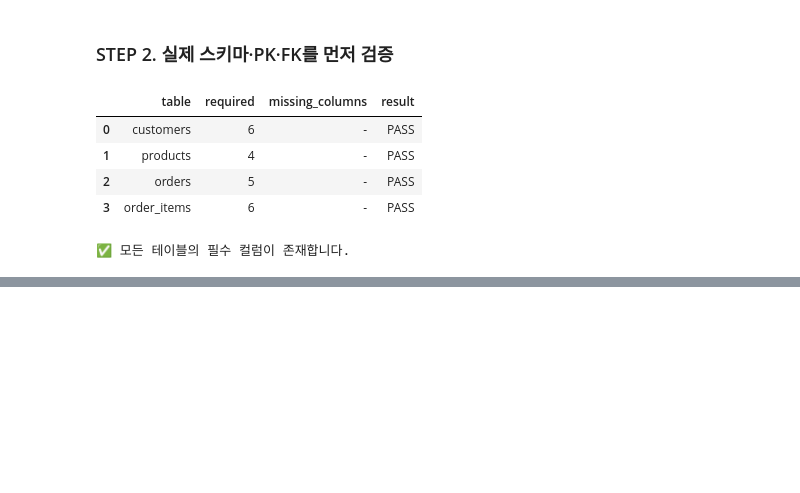
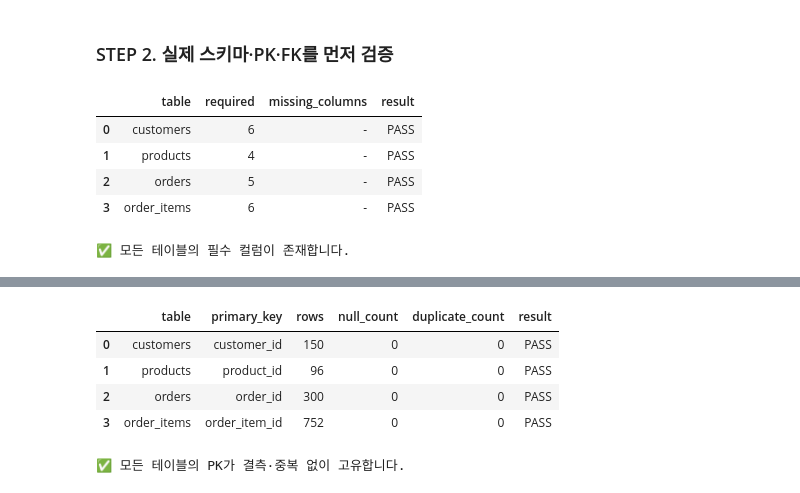
Before and after one commit to apll970502/llm-data-analysis-course, a Jupyter notebook: chapter12/chapter12.ipynb, the cells around one changed output, grey strips where cells are left out. Drawn from its saved outputs; the diff is of its cells as text; code cells hidden in the pictures; blank space fills up the shorter version.

```diff
--- a/chapter12/chapter12.ipynb
+++ b/chapter12/chapter12.ipynb
@@ -50,0 +63,37 @@ print("✅ 모든 테이블의 필수 컬럼이 존재합니다.")
+# %%
+# 1) 테이블별 기본키(PK) 컬럼 정의
+primary_keys = {
+    "customers":   "customer_id",
+    "products":    "product_id",
+    "orders":      "order_id",
+    "order_items": "order_item_id",
+}
+
+# 2) PK 조건 확인: 비어 있으면 안 되고(결측 0), 같은 값이 없어야 함(중복 0)
+rows = []
+for name, pk in primary_keys.items():
+    s = datasets[name][pk]
+    null_cnt = s.isna().sum()      # 결측 개수
+    dup_cnt = s.duplicated().sum() # 중복 개수 (두 번째 이후 등장한 값)
+    rows.append({
+        "table": name,
+        "primary_key": pk,
+        "rows": len(s),
+        "null_count": null_cnt,
+        "duplicate_count": dup_cnt,
+        "result": "PASS" if (null_cnt == 0 and dup_cnt == 0) else "FAIL",
+    })
+
+primary_key_check = pd.DataFrame(rows)
+display(primary_key_check)
+
+# 3) 하나라도 FAIL이면 다음 단계로 진행하지 않음
+assert (primary_key_check["result"] == "PASS").all(), "PK 결측/중복 발견"
+print("✅ 모든 테이블의 PK가 결측·중복 없이 고유합니다.")
+# %% [output]
+|  | table | primary_key | rows | null_count | duplicate_count | result |
+| 0 | customers | customer_id | 150 | 0 | 0 | PASS |
+| 1 | products | product_id | 96 | 0 | 0 | PASS |
+| 2 | orders | order_id | 300 | 0 | 0 | PASS |
+| 3 | order_items | order_item_id | 752 | 0 | 0 | PASS |
+✅ 모든 테이블의 PK가 결측·중복 없이 고유합니다.
```
Also changed, not shown: parts of 24 cells of this notebook.
